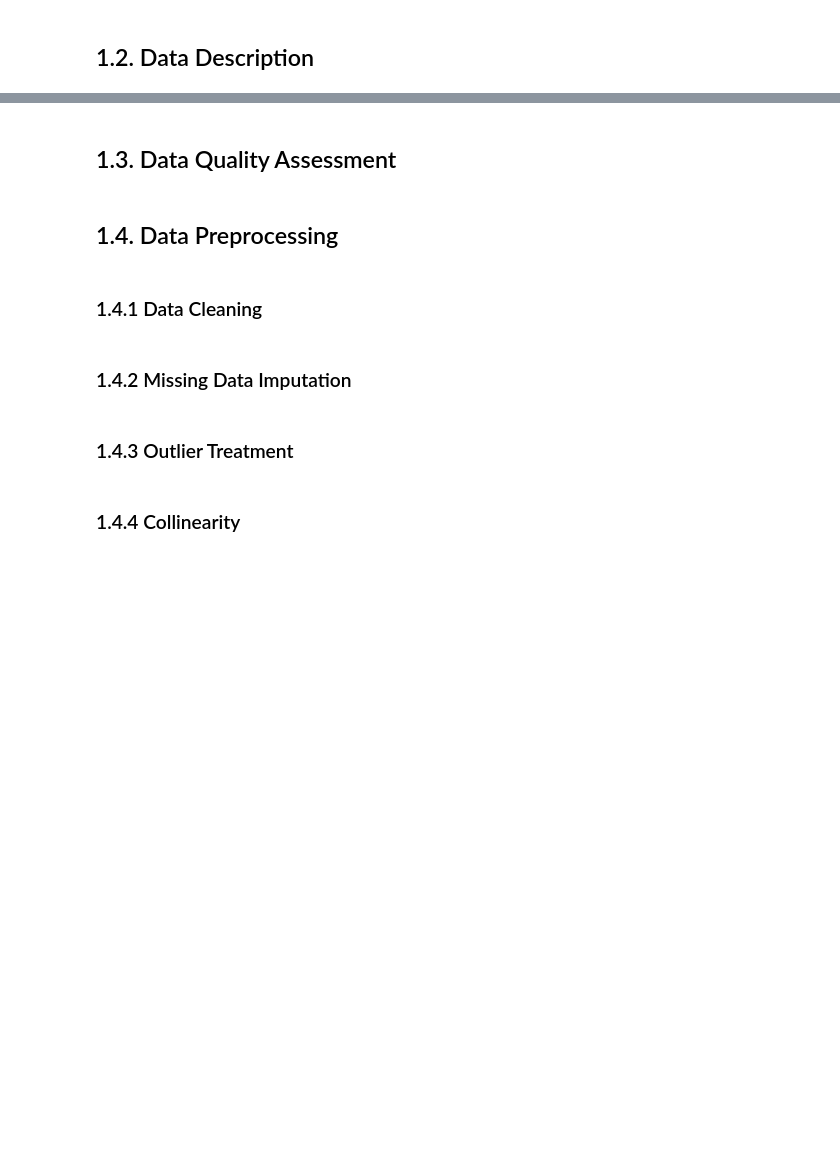
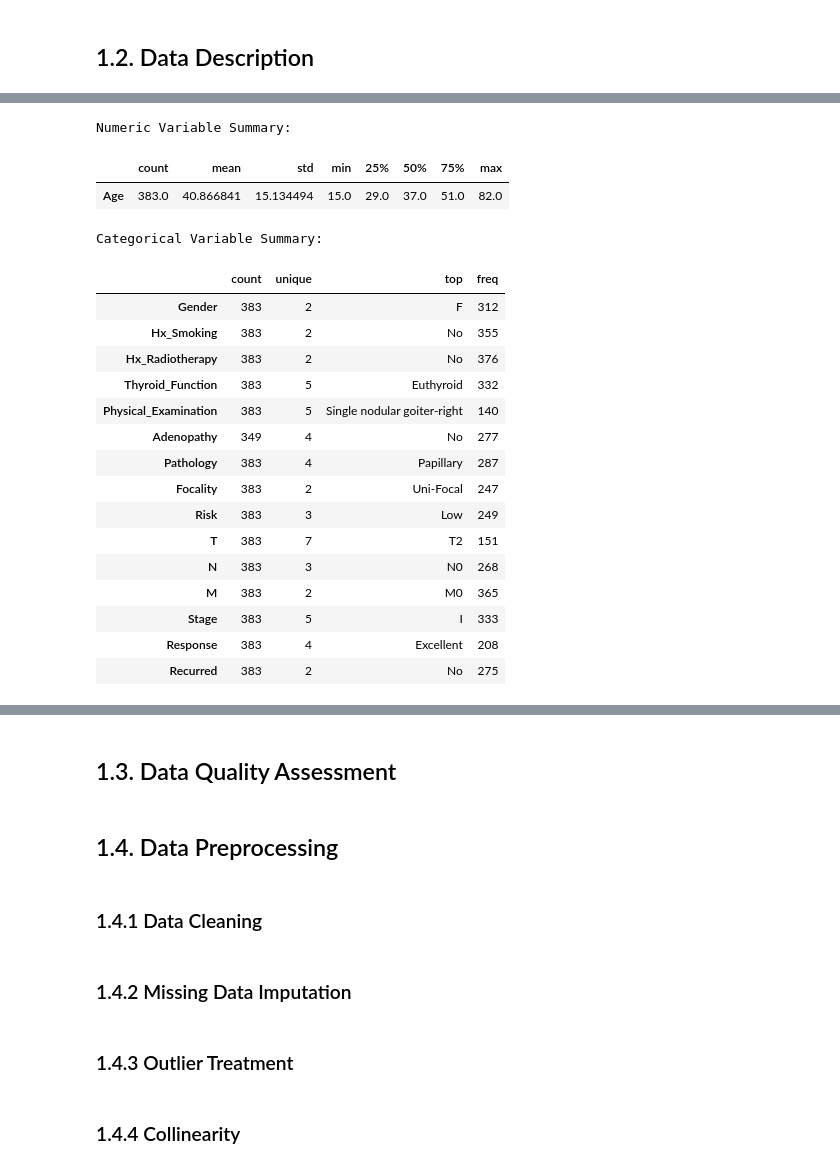
Before and after one commit to JohnPaulinePineda/Portfolio_Project_59, a Jupyter notebook: codes/LeveragingEnsembleLearningWithBaggingBoostingStackingAndBlendingApproaches.ipynb, the cells around one changed output, grey strips where cells are left out. Drawn from its saved outputs; the diff is of its cells as text; code cells hidden in the pictures; blank space fills up the shorter version.

```diff
--- a/codes/LeveragingEnsembleLearningWithBaggingBoostingStackingAndBlendingApproaches.ipynb
+++ b/codes/LeveragingEnsembleLearningWithBaggingBoostingStackingAndBlendingApproaches.ipynb
@@ -102,0 +206,73 @@ The predictor variables for the study are:
+# %%
+##################################
+# Correcting a category level
+##################################
+thyroid_cancer["Pathology"] = thyroid_cancer["Pathology"].replace("Hurthel cell", "Hurthle Cell")
+# %%
+##################################
+# Setting the levels of the categorical variables
+##################################
+thyroid_cancer['Recurred'] = thyroid_cancer['Recurred'].astype('category')
+thyroid_cancer['Recurred'] = thyroid_cancer['Recurred'].cat.set_categories(['No', 'Yes'], ordered=True)
+thyroid_cancer['Gender'] = thyroid_cancer['Gender'].astype('category')
+thyroid_cancer['Gender'] = thyroid_cancer['Gender'].cat.set_categories(['M', 'F'], ordered=True)
+thyroid_cancer['Hx_Smoking'] = thyroid_cancer['Hx_Smoking'].astype('category')
+thyroid_cancer['Hx_Smoking'] = thyroid_cancer['Hx_Smoking'].cat.set_categories(['No', 'Yes'], ordered=True)
+thyroid_cancer['Hx_Radiotherapy'] = thyroid_cancer['Hx_Radiotherapy'].astype('category')
+thyroid_cancer['Hx_Radiotherapy'] = thyroid_cancer['Hx_Radiotherapy'].cat.set_categories(['No', 'Yes'], ordered=True)
+thyroid_cancer['Thyroid_Function'] = thyroid_cancer['Thyroid_Function'].astype('category')
+thyroid_cancer['Thyroid_Function'] = thyroid_cancer['Thyroid_Function'].cat.set_categories(['Euthyroid', 'Subclinical Hypothyroidism', 'Subclinical Hyperthyroidism', 'Clinical Hypothyroidism', 'Clinical Hyperthyroidism'], ordered=True)
+thyroid_cancer['Physical_Examination'] = thyroid_cancer['Physical_Examination'].astype('category')
+thyroid_cancer['Physical_Examination'] = thyroid_cancer['Physical_Examination'].cat.set_categories(['Normal', 'Single nodular goiter-left', 'Single nodular goiter-right', 'Multinodular goiter', 'Diffuse goiter'], ordered=True)
+thyroid_cancer['Adenopathy'] = thyroid_cancer['Adenopathy'].astype('category')
+thyroid_cancer['Adenopathy'] = thyroid_cancer['Adenopathy'].cat.set_categories(['No', 'Left', 'Right', 'Bilateral' 'Posterior', 'Extensive'], ordered=True)
+thyroid_cancer['Pathology'] = thyroid_cancer['Pathology'].astype('category')
+thyroid_cancer['Pathology'] = thyroid_cancer['Pathology'].cat.set_categories(['Hurthle Cell', 'Micropapillary', 'Papillary', 'Follicular'], ordered=True)
+thyroid_cancer['Focality'] = thyroid_cancer['Focality'].astype('category')
+thyroid_cancer['Focality'] = thyroid_cancer['Focality'].cat.set_categories(['Uni-Focal', 'Multi-Focal'], ordered=True)
+thyroid_cancer['Risk'] = thyroid_cancer['Risk'].astype('category')
+thyroid_cancer['Risk'] = thyroid_cancer['Risk'].cat.set_categories(['Low', 'Intermediate', 'High'], ordered=True)
+thyroid_cancer['T'] = thyroid_cancer['T'].astype('category')
+thyroid_cancer['T'] = thyroid_cancer['T'].cat.set_categories(['T1a', 'T1b', 'T2', 'T3a', 'T3b', 'T4a', 'T4b'], ordered=True)
+thyroid_cancer['N'] = thyroid_cancer['N'].astype('category')
+thyroid_cancer['N'] = thyroid_cancer['N'].cat.set_categories(['N0', 'N1a', 'N1b'], ordered=True)
+thyroid_cancer['M'] = thyroid_cancer['M'].astype('category')
+thyroid_cancer['M'] = thyroid_cancer['M'].cat.set_categories(['M0', 'M1'], ordered=True)
+thyroid_cancer['Stage'] = thyroid_cancer['Stage'].astype('category')
+thyroid_cancer['Stage'] = thyroid_cancer['Stage'].cat.set_categories(['I', 'II', 'III', 'IVA', 'IVB'], ordered=True)
+thyroid_cancer['Response'] = thyroid_cancer['Response'].astype('category')
+thyroid_cancer['Response'] = thyroid_cancer['Response'].cat.set_categories(['Indeterminate', 'Structural Incomplete', 'Biochemical Incomplete', 'Excellent'], ordered=True)
+# %%
+##################################
+# Performing a general exploration of the numeric variables
+##################################
+print('Numeric Variable Summary:')
+display(thyroid_cancer.describe(include='number').transpose())
+# %% [output]
+Numeric Variable Summary:
+|  | count | mean | std | min | 25% | 50% | 75% | max |
+| Age | 383.0 | 40.866841 | 15.134494 | 15.0 | 29.0 | 37.0 | 51.0 | 82.0 |
+# %%
+##################################
+# Performing a general exploration of the categorical variables
+##################################
+print('Categorical Variable Summary:')
+display(thyroid_cancer.describe(include='category').transpose())
+# %% [output]
+Categorical Variable Summary:
+|  | count | unique | top | freq |
+| Gender | 383 | 2 | F | 312 |
+| Hx_Smoking | 383 | 2 | No | 355 |
+| Hx_Radiotherapy | 383 | 2 | No | 376 |
+| Thyroid_Function | 383 | 5 | Euthyroid | 332 |
+| Physical_Examination | 383 | 5 | Single nodular goiter-right | 140 |
+| Adenopathy | 349 | 4 | No | 277 |
+| Pathology | 383 | 4 | Papillary | 287 |
+| Focality | 383 | 2 | Uni-Focal | 247 |
+| Risk | 383 | 3 | Low | 249 |
+| T | 383 | 7 | T2 | 151 |
+| N | 383 | 3 | N0 | 268 |
+| M | 383 | 2 | M0 | 365 |
+| Stage | 383 | 5 | I | 333 |
+| Response | 383 | 4 | Excellent | 208 |
+| Recurred | 383 | 2 | No | 275 |
```
Also changed, not shown: parts of 11 cells of this notebook, 3 other files.
